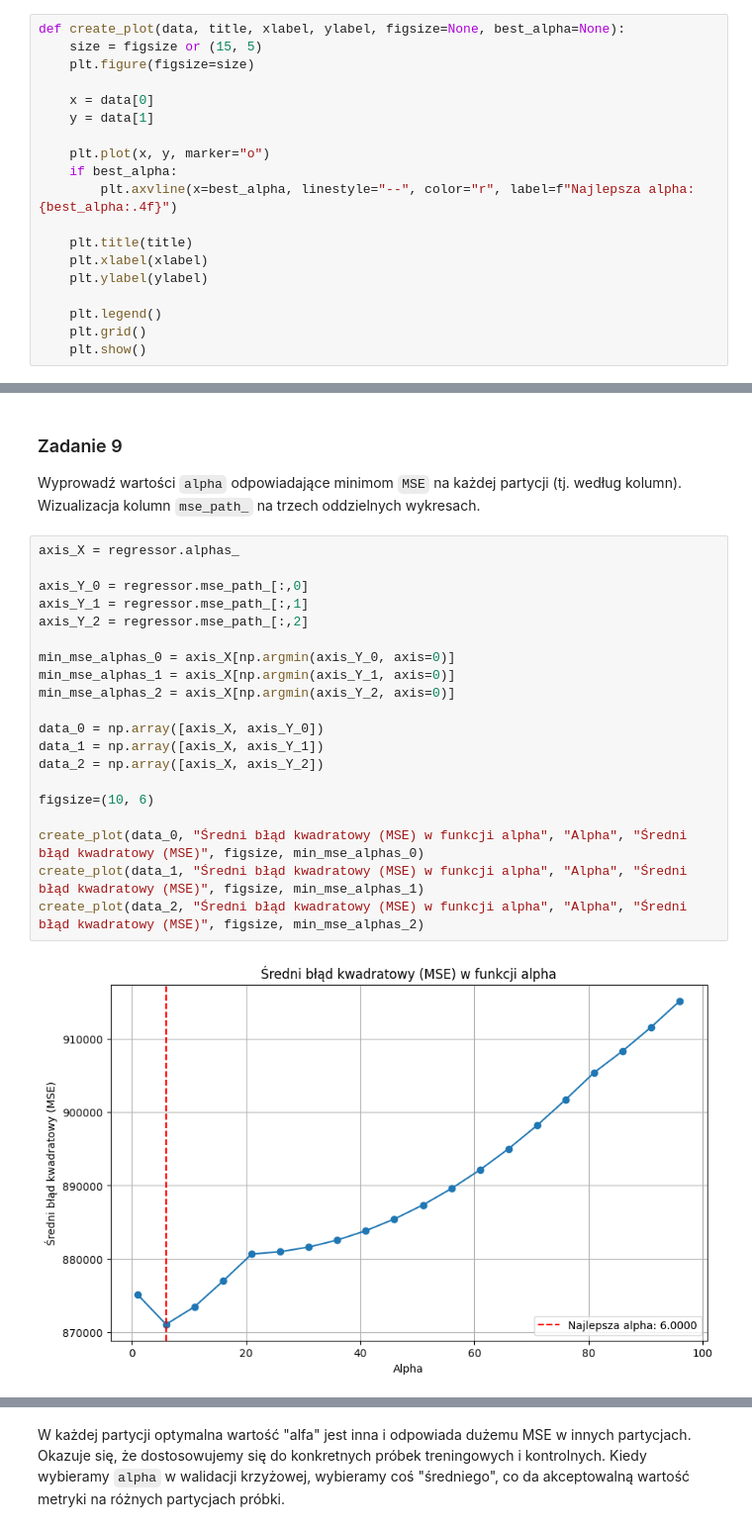
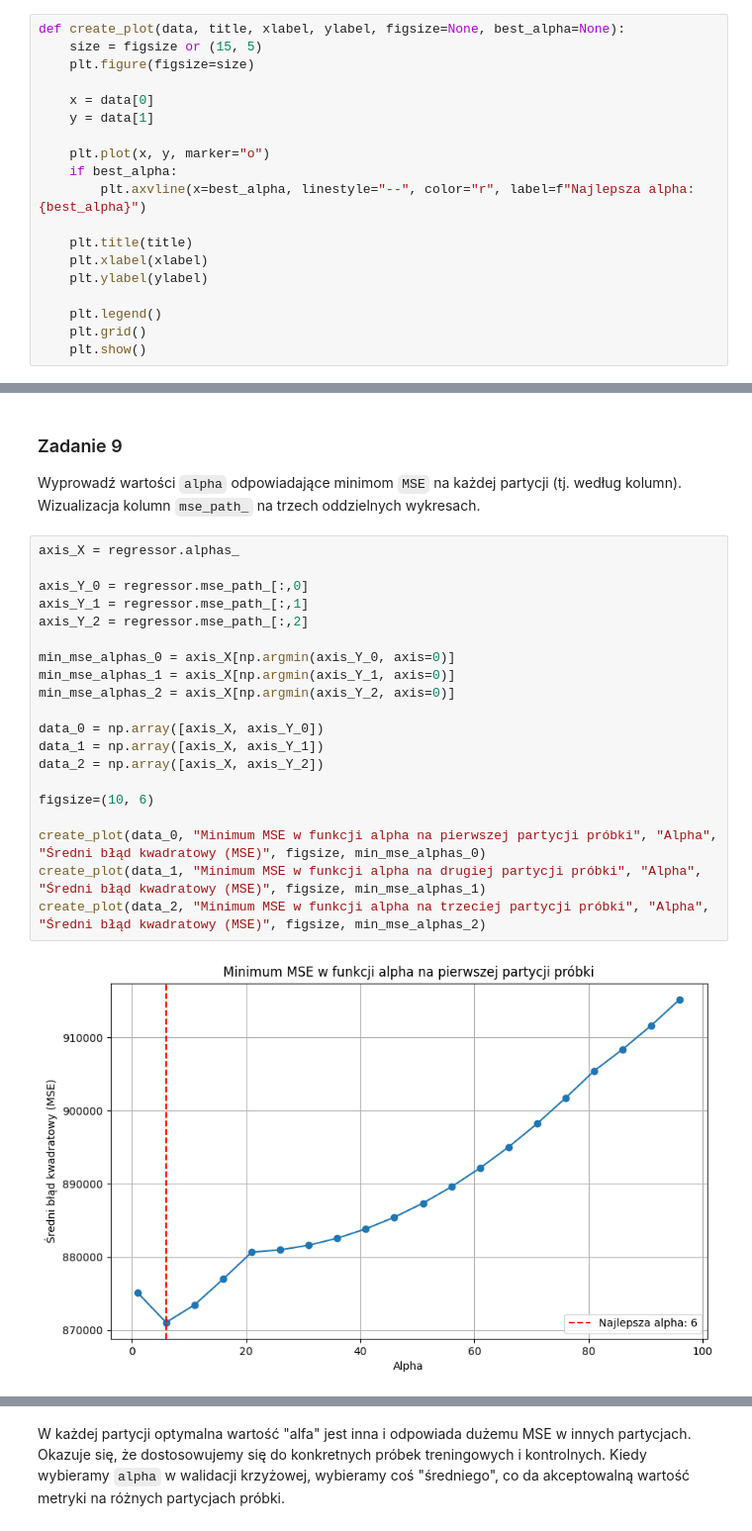
Before and after one commit to drajkata/goithomeworks, a Jupyter notebook: DataScience/module4/OverfittingHomeWork.ipynb, the cells around one changed output, grey strips where cells are left out. Shown: that part at 99% size. Saved outputs shown, nothing was run; the diff lists cells and outputs as text.

```diff
--- a/DataScience/module4/OverfittingHomeWork.ipynb
+++ b/DataScience/module4/OverfittingHomeWork.ipynb
@@ -462,7 +462,7 @@ def create_plot(data, title, xlabel, ylabel, figsize=None, best_alpha=None):
 
     plt.plot(x, y, marker="o")
     if best_alpha:
-        plt.axvline(x=best_alpha, linestyle="--", color="r", label=f"Najlepsza alpha: {best_alpha:.4f}")
+        plt.axvline(x=best_alpha, linestyle="--", color="r", label=f"Najlepsza alpha: {best_alpha}")
 
     plt.title(title)
     plt.xlabel(xlabel)
@@ -592,22 +592,22 @@ Wizualizacja kolumn `mse_path_` na trzech oddzielnych wykresach.
 # %%
 axis_X = regressor.alphas_
 
 axis_Y_0 = regressor.mse_path_[:,0]
 axis_Y_1 = regressor.mse_path_[:,1]
 axis_Y_2 = regressor.mse_path_[:,2]
 
 min_mse_alphas_0 = axis_X[np.argmin(axis_Y_0, axis=0)]
 min_mse_alphas_1 = axis_X[np.argmin(axis_Y_1, axis=0)]
 min_mse_alphas_2 = axis_X[np.argmin(axis_Y_2, axis=0)]
 
 data_0 = np.array([axis_X, axis_Y_0])
 data_1 = np.array([axis_X, axis_Y_1])
 data_2 = np.array([axis_X, axis_Y_2])
 
 figsize=(10, 6)
 
-create_plot(data_0, "Średni błąd kwadratowy (MSE) w funkcji alpha", "Alpha", "Średni błąd kwadratowy (MSE)", figsize, min_mse_alphas_0)
-create_plot(data_1, "Średni błąd kwadratowy (MSE) w funkcji alpha", "Alpha", "Średni błąd kwadratowy (MSE)", figsize, min_mse_alphas_1)
-create_plot(data_2, "Średni błąd kwadratowy (MSE) w funkcji alpha", "Alpha", "Średni błąd kwadratowy (MSE)", figsize, min_mse_alphas_2)
+create_plot(data_0, "Minimum MSE w funkcji alpha na pierwszej partycji próbki", "Alpha", "Średni błąd kwadratowy (MSE)", figsize, min_mse_alphas_0)
+create_plot(data_1, "Minimum MSE w funkcji alpha na drugiej partycji próbki", "Alpha", "Średni błąd kwadratowy (MSE)", figsize, min_mse_alphas_1)
+create_plot(data_2, "Minimum MSE w funkcji alpha na trzeciej partycji próbki", "Alpha", "Średni błąd kwadratowy (MSE)", figsize, min_mse_alphas_2)
 # %% [output]
-[figure, old version]
+[figure, new version]
```
Also changed, not shown: parts of 4 cells of this notebook.
